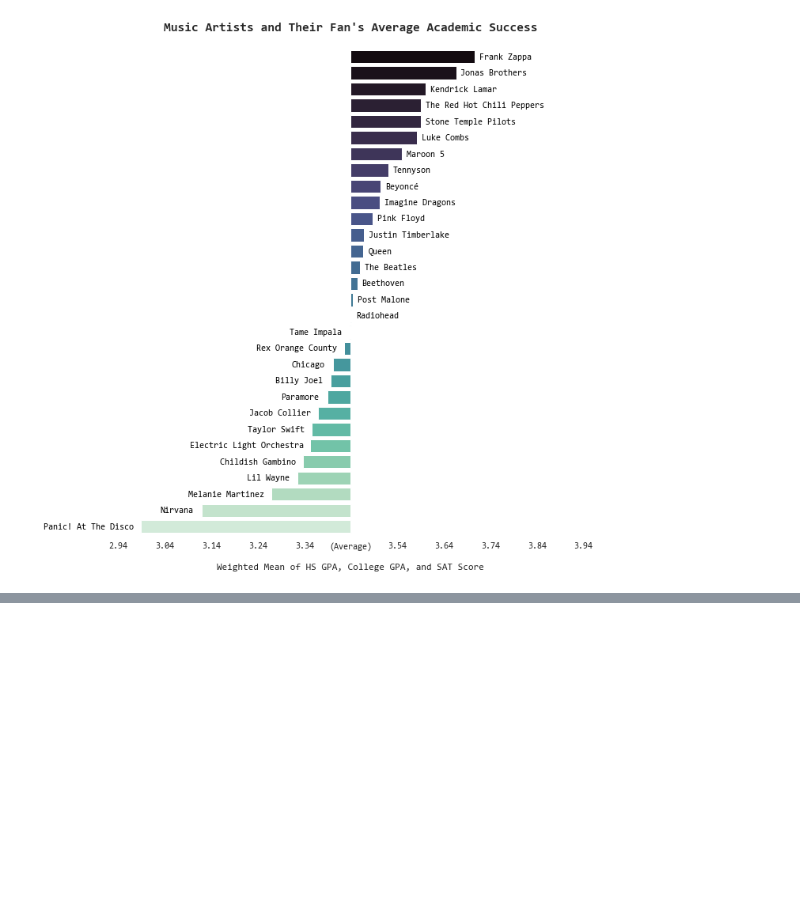
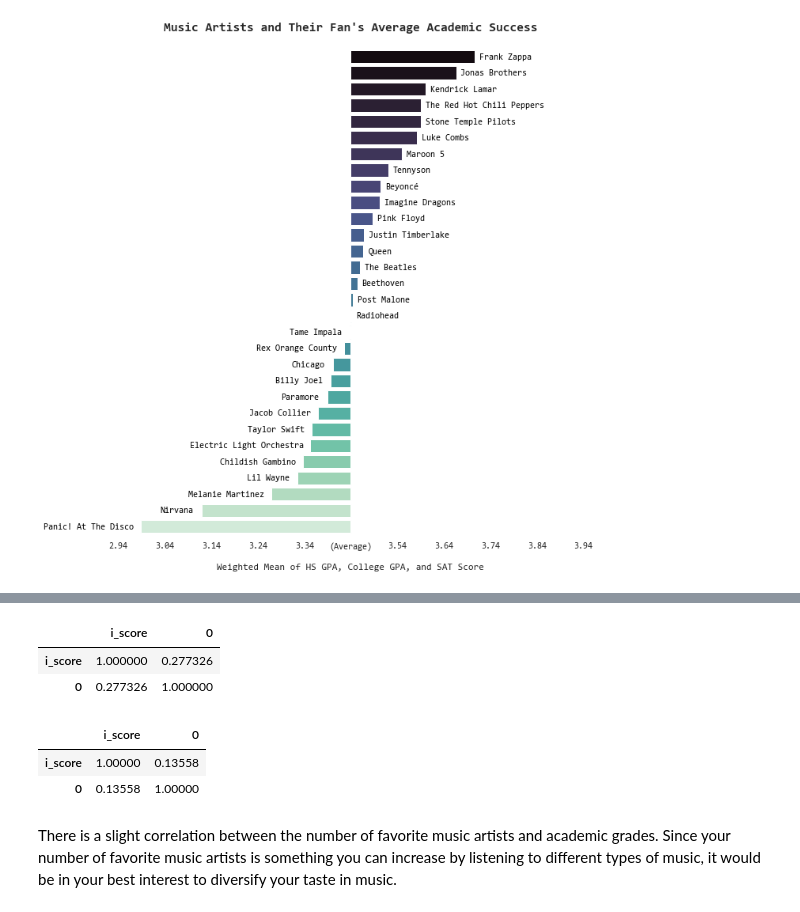
Before and after one commit to dennisfarmer/Factors-of-Academic-Success, a Jupyter notebook: eda_Music_Artists.ipynb, the cells around one changed output, grey strips where cells are left out. Cells and saved outputs as stored; diff of their text form; code cells hidden in the pictures; blank space fills up the shorter version.

```diff
--- a/eda_Music_Artists.ipynb
+++ b/eda_Music_Artists.ipynb
@@ -415,0 +422,18 @@ Frank Zappa leading the intelligence pack makes sense, since he is a percusionis
+# %%
+music_artists_sums = pd.DataFrame(surveydata.i_score
+                                 ).join(
+                                pd.DataFrame(music_artists.sum(axis=1)))
+# %%
+music_artists_sums[:26].corr()
+# %% [output]
+|  | i_score | 0 |
+| i_score | 1.000000 | 0.277326 |
+| 0 | 0.277326 | 1.000000 |
+# %%
+music_artists_sums[26:].corr()
+# %% [output]
+|  | i_score | 0 |
+| i_score | 1.00000 | 0.13558 |
+| 0 | 0.13558 | 1.00000 |
+# %% [markdown]
+There is a slight correlation between the number of favorite music artists and academic grades. Since your number of favorite music artists is something you can increase by listening to different types of music, it would be in your best interest to diversify your taste in music.
```
Also changed, not shown: parts of 4 cells of this notebook, 27 other files.
